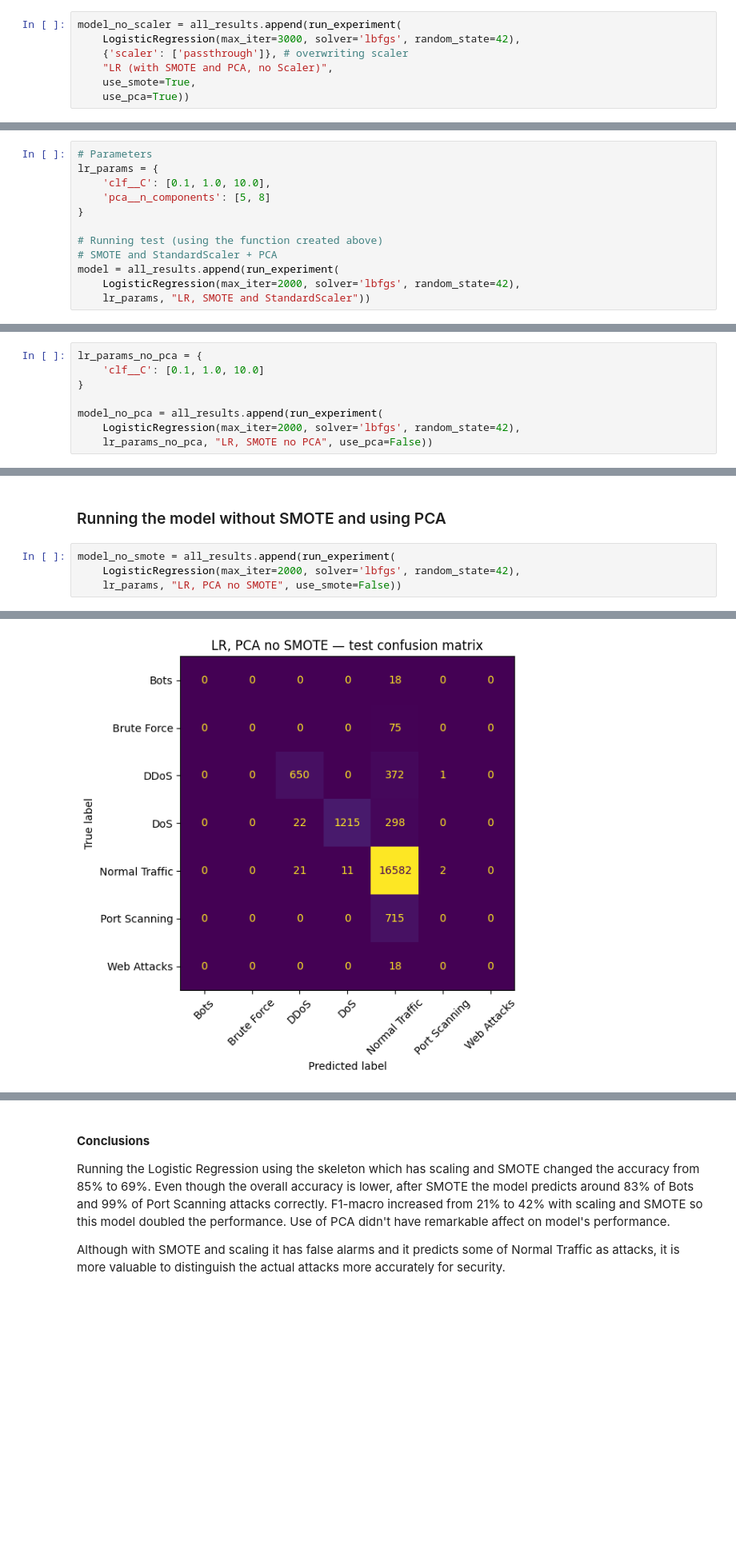
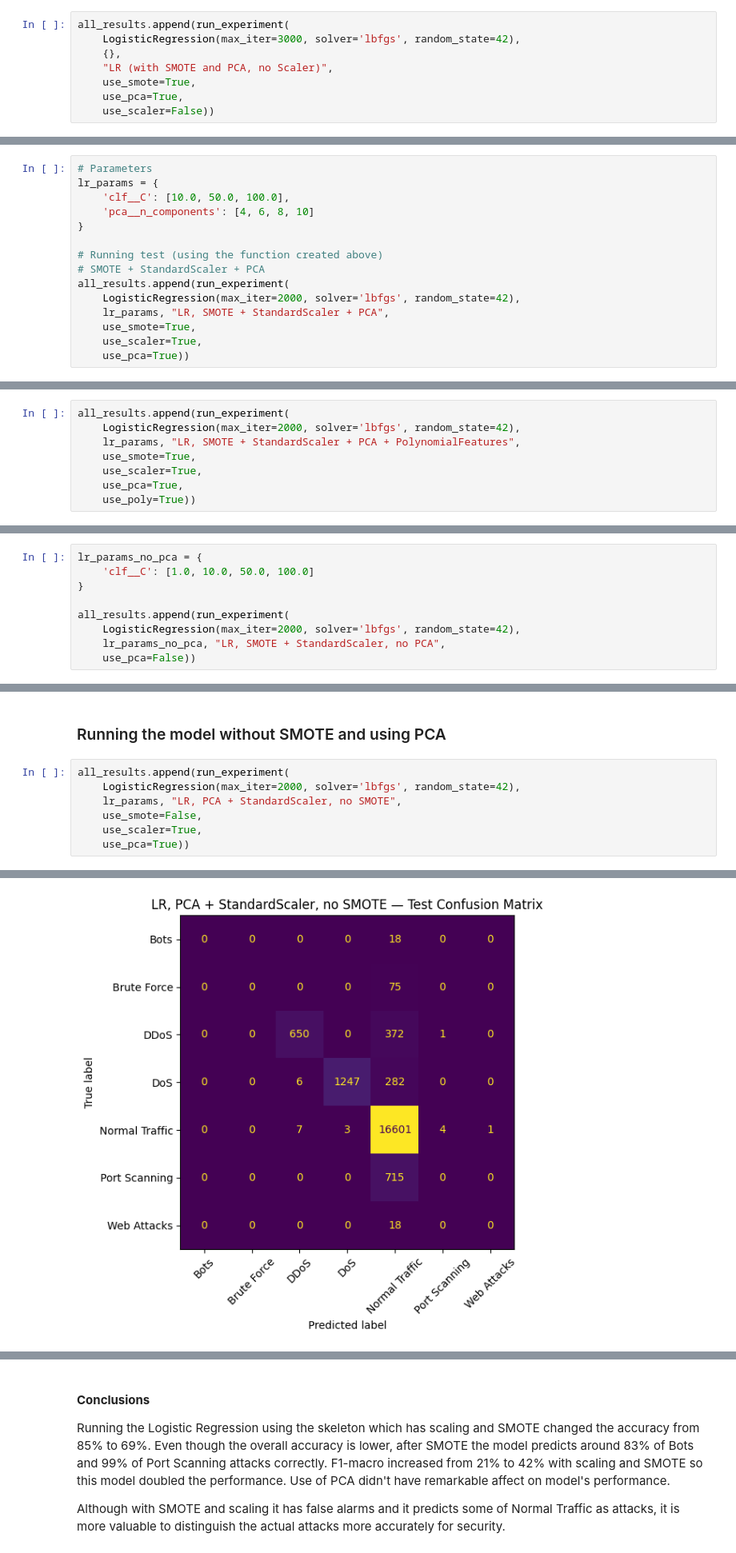
Before and after one commit to LottaSofiaK/AppliedMachineLearningGroup22, a Jupyter notebook: Jenna_LR.ipynb, the cells around one changed output, grey strips where cells are left out. Shown at 80% size. Saved outputs shown, nothing was run; the diff lists cells and outputs as text; blank space fills up the shorter version.

Commit message:
update lr
added new skeleton, polynomial features testing and lda test

```diff
--- a/Jenna_LR.ipynb
+++ b/Jenna_LR.ipynb
@@ -211,10 +341,11 @@ Normal Traffic      0.854     0.998     0.921     16616
 # %% [markdown]
 ### Running the model without scaler using SMOTE and PCA
 # %%
-model_no_scaler = all_results.append(run_experiment(
+all_results.append(run_experiment(
     LogisticRegression(max_iter=3000, solver='lbfgs', random_state=42),
-    {'scaler': ['passthrough']}, # overwriting scaler
+    {},
     "LR (with SMOTE and PCA, no Scaler)",
     use_smote=True,
-    use_pca=True))
+    use_pca=True,
+    use_scaler=False))
 # %% [output]
@@ -256,13 +387,16 @@ Max iterations were between 1000 and 3000 but the model still reached the number
 # %%
 # Parameters
 lr_params = {
-    'clf__C': [0.1, 1.0, 10.0],
-    'pca__n_components': [5, 8]
+    'clf__C': [10.0, 50.0, 100.0],
+    'pca__n_components': [4, 6, 8, 10]
 }
 
 # Running test (using the function created above)
-# SMOTE and StandardScaler + PCA
-model = all_results.append(run_experiment(
+# SMOTE + StandardScaler + PCA
+all_results.append(run_experiment(
     LogisticRegression(max_iter=2000, solver='lbfgs', random_state=42),
-    lr_params, "LR, SMOTE and StandardScaler"))
+    lr_params, "LR, SMOTE + StandardScaler + PCA",
+    use_smote=True,
+    use_scaler=True,
+    use_pca=True))
 # %% [output]
@@ -287,0 +424,8 @@ Normal Traffic      0.997     0.665     0.798     16616
+# %%
+all_results.append(run_experiment(
+    LogisticRegression(max_iter=2000, solver='lbfgs', random_state=42),
+    lr_params, "LR, SMOTE + StandardScaler + PCA + PolynomialFeatures",
+    use_smote=True,
+    use_scaler=True,
+    use_pca=True,
+    use_poly=True))
@@ -290,9 +462,10 @@ Normal Traffic      0.997     0.665     0.798     16616
 # %%
 lr_params_no_pca = {
-    'clf__C': [0.1, 1.0, 10.0]
+    'clf__C': [1.0, 10.0, 50.0, 100.0]
 }
 
-model_no_pca = all_results.append(run_experiment(
+all_results.append(run_experiment(
     LogisticRegression(max_iter=2000, solver='lbfgs', random_state=42),
-    lr_params_no_pca, "LR, SMOTE no PCA", use_pca=False))
+    lr_params_no_pca, "LR, SMOTE + StandardScaler, no PCA",
+    use_pca=False))
 # %% [output]
@@ -300,7 +499,10 @@ Fitting 5 folds for each of 3 candidates, totalling 15 fits
 # %% [markdown]
 ### Running the model without SMOTE and using PCA
 # %%
-model_no_smote = all_results.append(run_experiment(
+all_results.append(run_experiment(
     LogisticRegression(max_iter=2000, solver='lbfgs', random_state=42),
-    lr_params, "LR, PCA no SMOTE", use_smote=False))
+    lr_params, "LR, PCA + StandardScaler, no SMOTE",
+    use_smote=False,
+    use_scaler=True,
+    use_pca=True))
 # %% [output]
@@ -308 +510 @@ Fitting 5 folds for each of 6 candidates, totalling 30 fits
-[figure, old version]
+[figure, new version]
```
Also changed, not shown: parts of 18 cells of this notebook.
